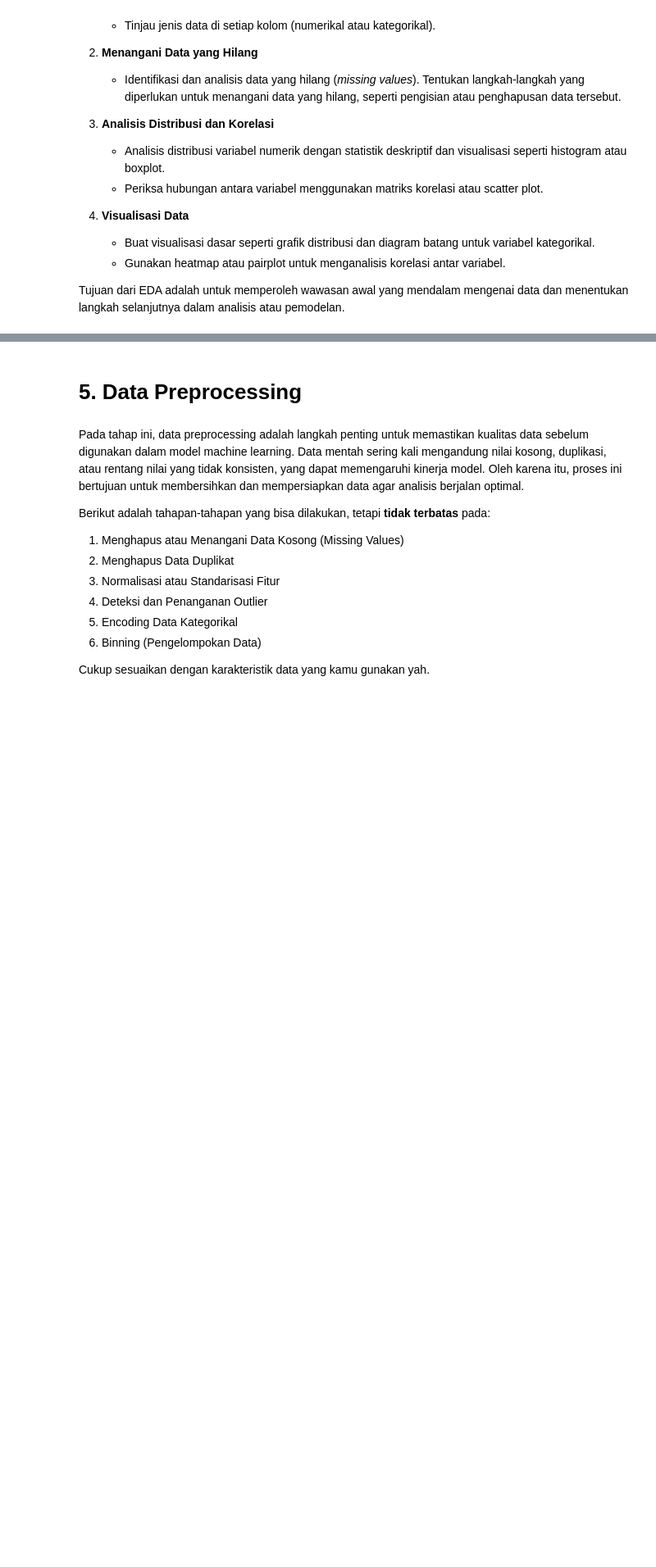
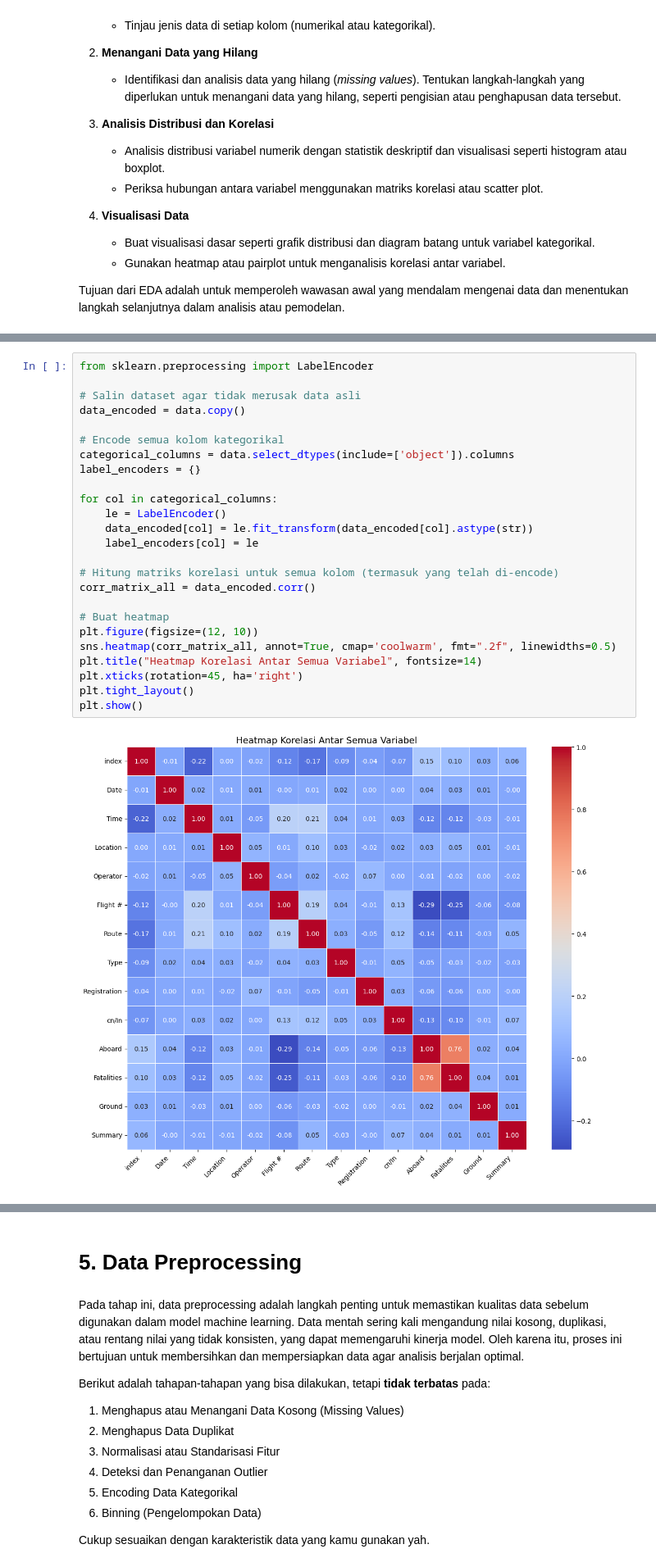
Before and after one commit to zidisw/Dicoding, a Jupyter notebook: [Clustering]_Submission_Akhir_BMLP_Zid_Irsyadin_Sartono_Wijaogy.ipynb, the cells around one changed output, grey strips where cells are left out. Shown at 82% size. Cells and saved outputs as stored; diff of their text form; blank space fills up the shorter version.

```diff
--- a/[Clustering]_Submission_Akhir_BMLP_Zid_Irsyadin_Sartono_Wijaogy.ipynb
+++ b/[Clustering]_Submission_Akhir_BMLP_Zid_Irsyadin_Sartono_Wijaogy.ipynb
@@ -56,0 +214,27 @@ Tujuan dari EDA adalah untuk memperoleh wawasan awal yang mendalam mengenai data
+# %%
+from sklearn.preprocessing import LabelEncoder
+
+# Salin dataset agar tidak merusak data asli
+data_encoded = data.copy()
+
+# Encode semua kolom kategorikal
+categorical_columns = data.select_dtypes(include=['object']).columns
+label_encoders = {}
+
+for col in categorical_columns:
+    le = LabelEncoder()
+    data_encoded[col] = le.fit_transform(data_encoded[col].astype(str))
+    label_encoders[col] = le
+
+# Hitung matriks korelasi untuk semua kolom (termasuk yang telah di-encode)
+corr_matrix_all = data_encoded.corr()
+
+# Buat heatmap
+plt.figure(figsize=(12, 10))
+sns.heatmap(corr_matrix_all, annot=True, cmap='coolwarm', fmt=".2f", linewidths=0.5)
+plt.title("Heatmap Korelasi Antar Semua Variabel", fontsize=14)
+plt.xticks(rotation=45, ha='right')
+plt.tight_layout()
+plt.show()
+# %% [output]
+[figure, added]
```
Also changed, not shown: parts of 34 cells of this notebook.
